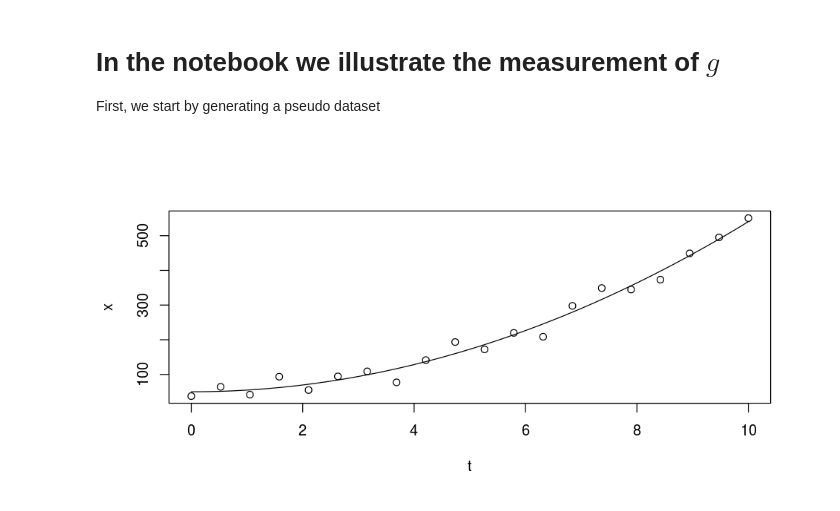
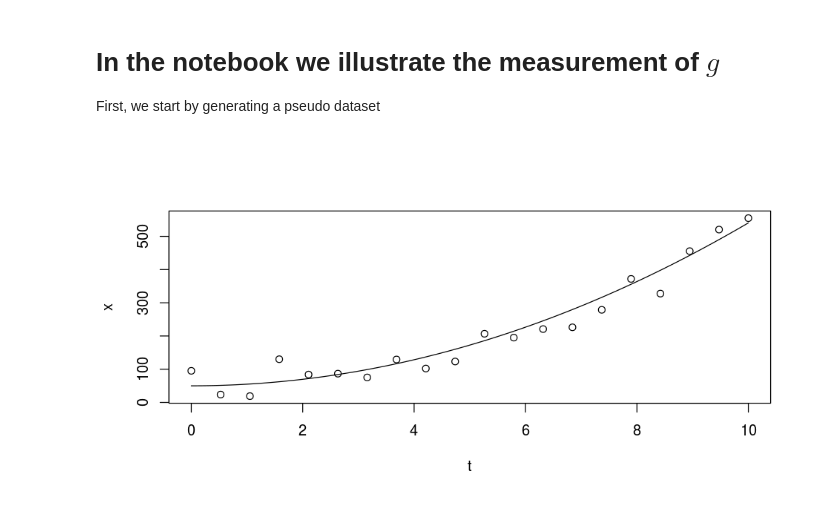
Before and after one commit to ebusato/jupyter_R, a Jupyter notebook: LinearRegression2.ipynb, the cells around one changed output. Cells and saved outputs as stored; diff of their text form; code cells hidden in the pictures.

```diff
--- a/LinearRegression2.ipynb
+++ b/LinearRegression2.ipynb
@@ -5,18 +5,16 @@ First, we start by generating a pseudo dataset
 # %%
 Npoints = 20
 x0 = 50
-
 g = 9.81
 t = seq(0, 10, length=Npoints)
-x = 0.5*g*t^2 + x0 + rnorm(Npoints, mean=0, sd=20)
+x = 0.5*g*t^2 + x0 + rnorm(Npoints, mean=0, sd=40)
 plot(t, x)
-#lines(t, 0.5*g*t^2+x0)
-curve(0.5*9.81*x^2+50, from=0, to=10, add=T)
+curve(0.5*g*x^2+x0, from=0, to=10, add=T)
 
 ds = data.frame(t, x)
 write.csv(ds, "PositionVsTime.csv")
 # %% [output]
-[figure, old version]
+[figure, new version]
 # %%
 myds = read.csv("PositionVsTime.csv")
 #myds
```
Also changed, not shown: parts of 1 cell of this notebook, 1 other file.
